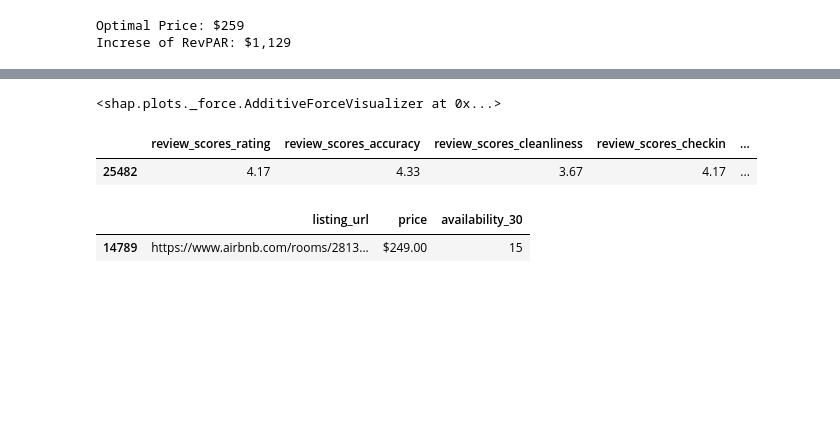
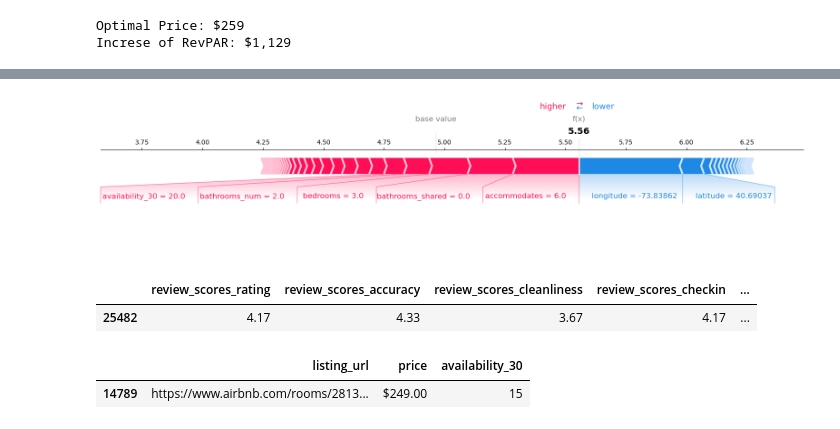
Before and after one commit to harryh5427/AirBnB_Pricing, a Jupyter notebook: AirBnB_Pricing.ipynb, the cells around one changed output, grey strips where cells are left out. Drawn from its saved outputs; the diff is of its cells as text; code cells hidden in the pictures; blank space fills up the shorter version.

```diff
--- a/AirBnB_Pricing.ipynb
+++ b/AirBnB_Pricing.ipynb
@@ -1341,10 +1337,9 @@ def draw_force_plot(explainer, shap_values, df, idx):
     res = shap.force_plot(explainer.expected_value,  # Plots the average prediction on the plot
                 shap_values[idx],              # Plots the Shapley values on the force plot
                 features=df.iloc[idx],         # 'features' displays the value that is passed to it on the plot; feature value plotted for easier interpretation
-                feature_names=df.columns)      # 'feature_names' displays the name of the features
+                feature_names=df.columns,      # 'feature_names' displays the name of the features
+                matplotlib=True)
     return res
 # %%
-# Initiate Javascript for visualization
-shap.initjs()
 draw_force_plot(explainer, shap_values_examples, df_unhealthy_examples_input, idx_example)
 # %% [output]
@@ -1352,4 +1346,4 @@ draw_force_plot(explainer, shap_values_examples, df_unhealthy_examples_input, id
-<shap.plots._force.AdditiveForceVisualizer at 0x...>
+[figure, added]
 # %%
 df_raw.iloc[df_unhealthy_examples.index][score_cols].iloc[[idx_example]]
 # %% [output]
```
Also changed, not shown: parts of 5 cells of this notebook.
